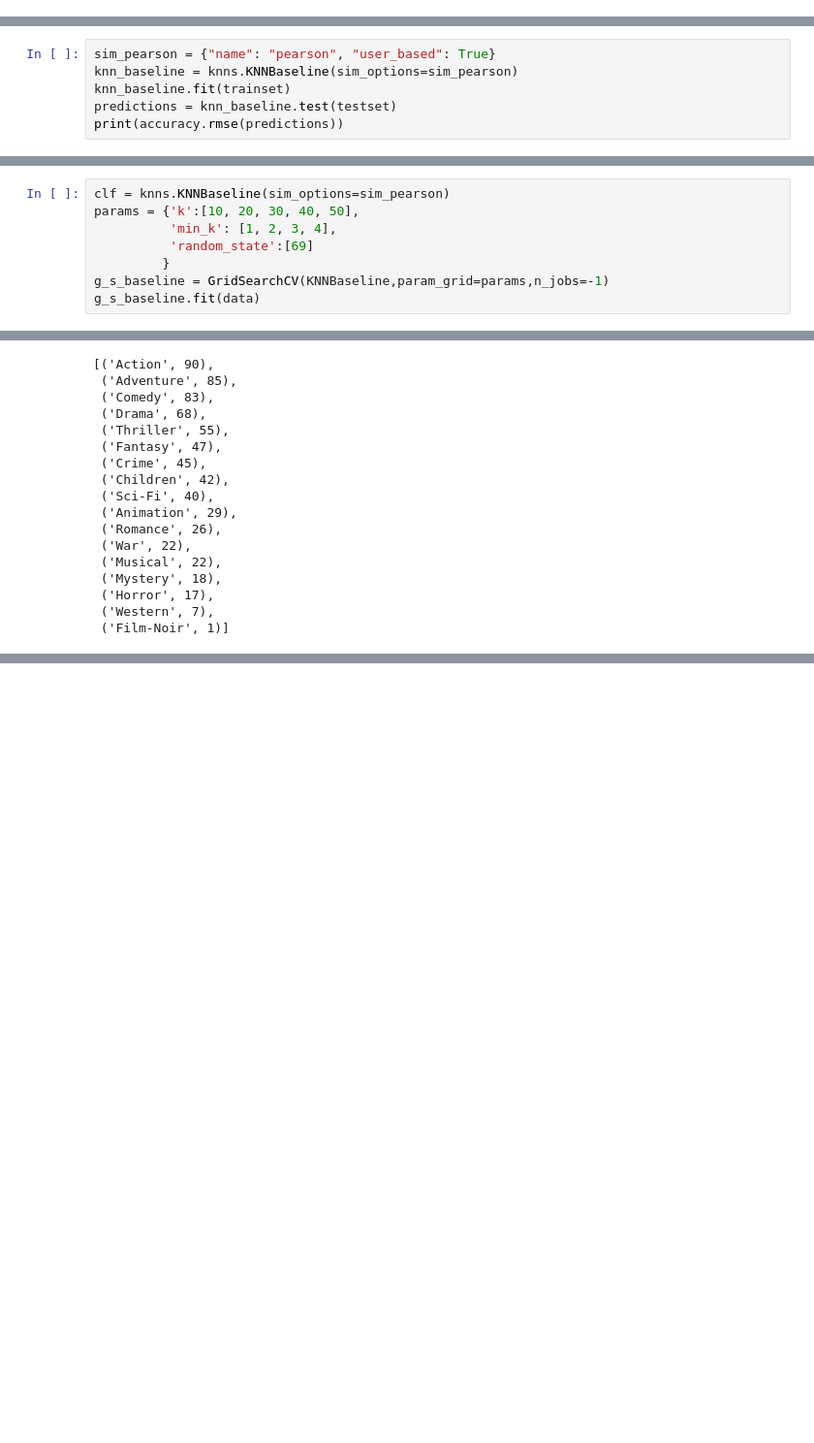
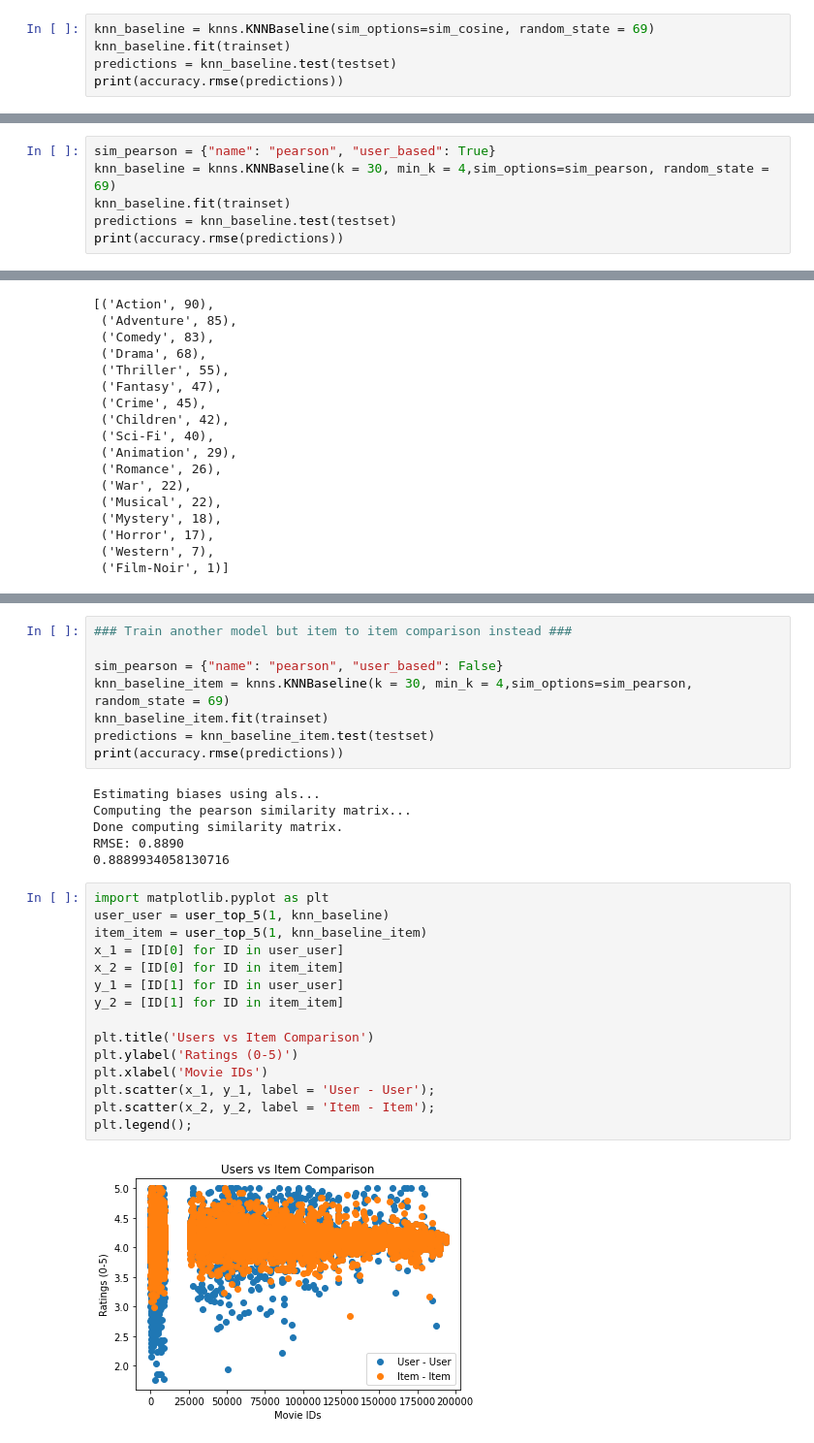
Before and after one commit to Tommyphung1/Creating-Movie-Recommendation-Systems, a Jupyter notebook: main_notebook.ipynb, the cells around one changed output, grey strips where cells are left out. Shown at 97% size. Saved outputs shown, nothing was run; the diff lists cells and outputs as text; blank space fills up the shorter version.

Commit message:
Added more text and labels

```diff
--- a/main_notebook.ipynb
+++ b/main_notebook.ipynb
@@ -147,2 +132,7 @@ RMSE: 0.9088
 # %% [markdown]
 #### Knn Baseline
+# %%
+knn_baseline = knns.KNNBaseline(sim_options=sim_cosine, random_state = 69)
+knn_baseline.fit(trainset)
+predictions = knn_baseline.test(testset)
+print(accuracy.rmse(predictions))
@@ -149,6 +193,6 @@ RMSE: 0.9088
 # %%
 sim_pearson = {"name": "pearson", "user_based": True}
-knn_baseline = knns.KNNBaseline(sim_options=sim_pearson)
+knn_baseline = knns.KNNBaseline(k = 30, min_k = 4,sim_options=sim_pearson, random_state = 69)
 knn_baseline.fit(trainset)
 predictions = knn_baseline.test(testset)
 print(accuracy.rmse(predictions))
@@ -163,8 +204,0 @@ RMSE: 0.8893
-# %%
-clf = knns.KNNBaseline(sim_options=sim_pearson)
-params = {'k':[10, 20, 30, 40, 50],
-          'min_k': [1, 2, 3, 4],
-          'random_state':[69]
-         }
-g_s_baseline = GridSearchCV(KNNBaseline,param_grid=params,n_jobs=-1)
-g_s_baseline.fit(data)
@@ -243,0 +284,31 @@ sorted(genres.items(), key= lambda x : x[1], reverse= True)
+# %%
+### Train another model but item to item comparison instead ###
+
+sim_pearson = {"name": "pearson", "user_based": False}
+knn_baseline_item = knns.KNNBaseline(k = 30, min_k = 4,sim_options=sim_pearson, random_state = 69)
+knn_baseline_item.fit(trainset)
+predictions = knn_baseline_item.test(testset)
+print(accuracy.rmse(predictions))
+# %% [output]
+Estimating biases using als...
+Computing the pearson similarity matrix...
+Done computing similarity matrix.
+RMSE: 0.8890
+0.8889934058130716
+# %%
+import matplotlib.pyplot as plt
+user_user = user_top_5(1, knn_baseline)
+item_item = user_top_5(1, knn_baseline_item)
+x_1 = [ID[0] for ID in user_user]
+x_2 = [ID[0] for ID in item_item]
+y_1 = [ID[1] for ID in user_user]
+y_2 = [ID[1] for ID in item_item]
+
+plt.title('Users vs Item Comparison')
+plt.ylabel('Ratings (0-5)')
+plt.xlabel('Movie IDs')
+plt.scatter(x_1, y_1, label = 'User - User');
+plt.scatter(x_2, y_2, label = 'Item - Item');
+plt.legend();
+# %% [output]
+[figure, added]
```
Also changed, not shown: parts of 43 cells of this notebook, 1 other file.
